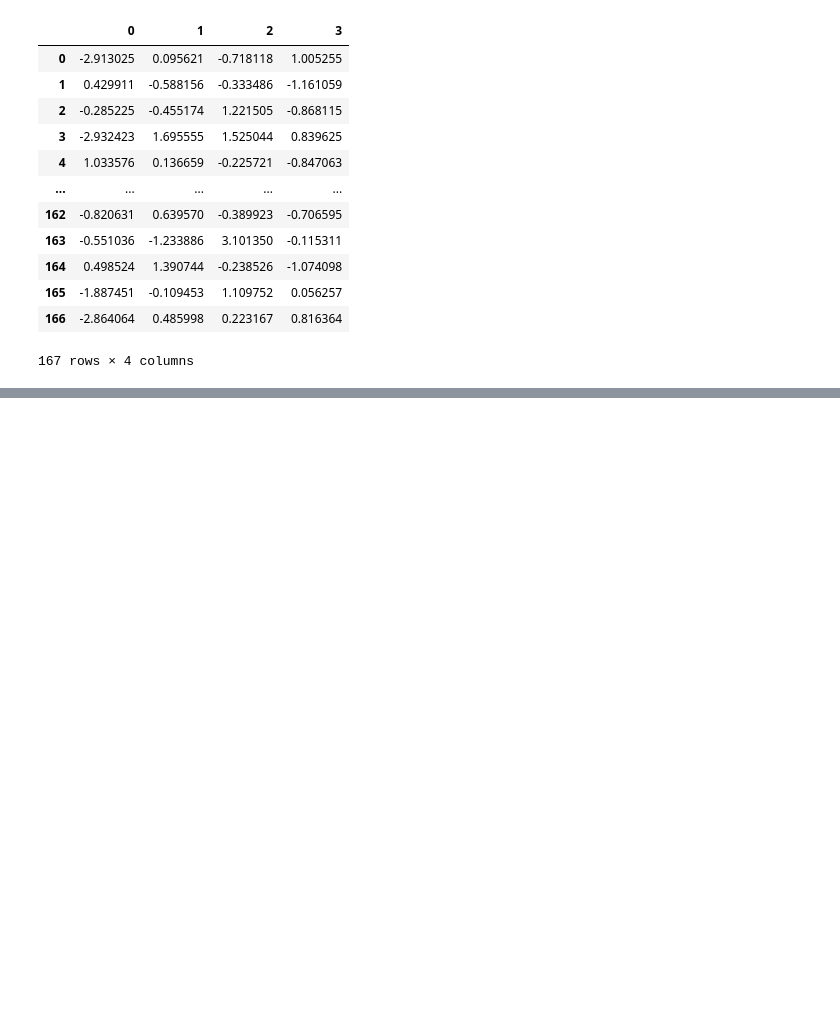
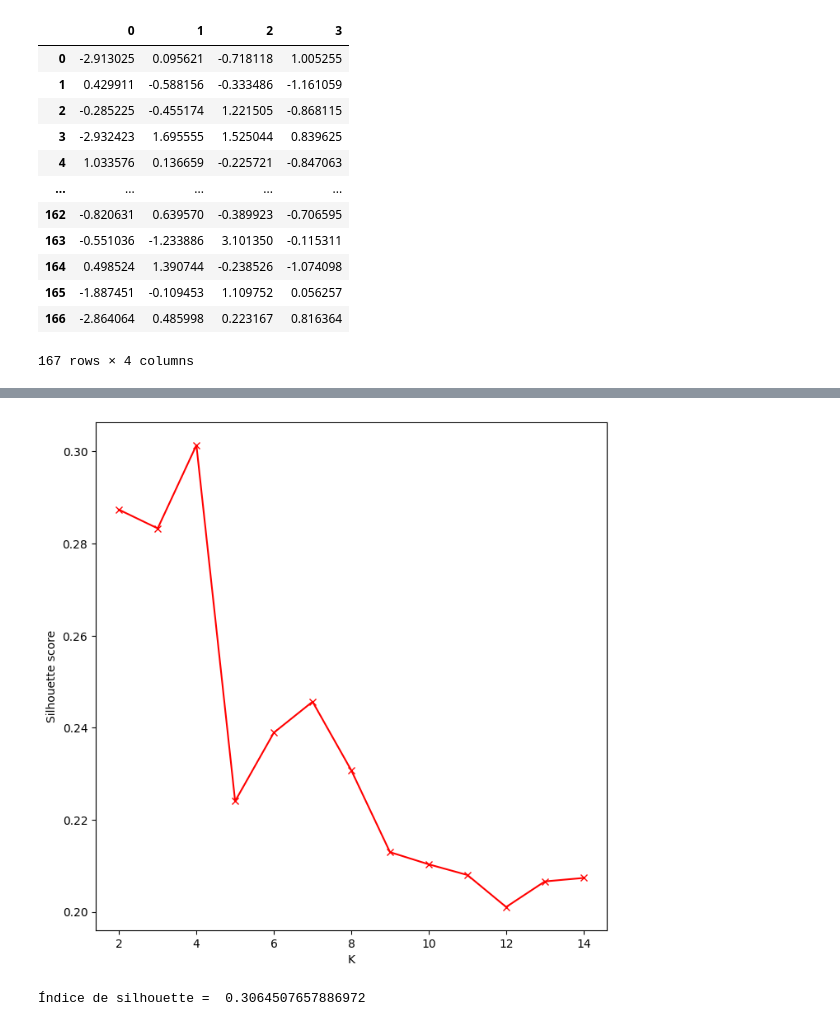
Before and after one commit to electrojam/Curso-de-Clustering-con-Python-y-scikit-learn, a Jupyter notebook: proyecto_countries_clustering.ipynb, the cells around one changed output, grey strips where cells are left out. Saved outputs shown, nothing was run; the diff lists cells and outputs as text; code cells hidden in the pictures; blank space fills up the shorter version.

```diff
--- a/proyecto_countries_clustering.ipynb
+++ b/proyecto_countries_clustering.ipynb
@@ -220,0 +294,20 @@ pca_data_standar
+# %%
+# confirmamos si K óptima está entre 4 y 5 con el coeficiente de silueta
+plt.figure(figsize=(8, 8))
+plt.plot(K, silhouette_scores, 'rx-')
+plt.xlabel('K')
+plt.ylabel('Silhouette score')
+plt.show()
+
+# La gráfica arroja que K =  5  es el K óptimo
+# %% [output]
+[figure, added]
+# %%
+km = KMeans(n_clusters= 5, n_init=10)  # aplicamos KMeans
+y = km.fit_predict(df_country_scaled)  # hacemos predicción
+print('Índice de silhouette = ', silhouette_score(df_country_scaled, y)) #imprimimos pca data standar contra predicciones y
+df_country['k_means'] = y
+
+# El resultado arroja que la reducción de dimensionalidad si está ayudando al algoritmo a obtener mejores resultados.
+# %% [output]
+Índice de silhouette =  0.3064507657886972
```
Also changed, not shown: parts of 11 cells of this notebook.
